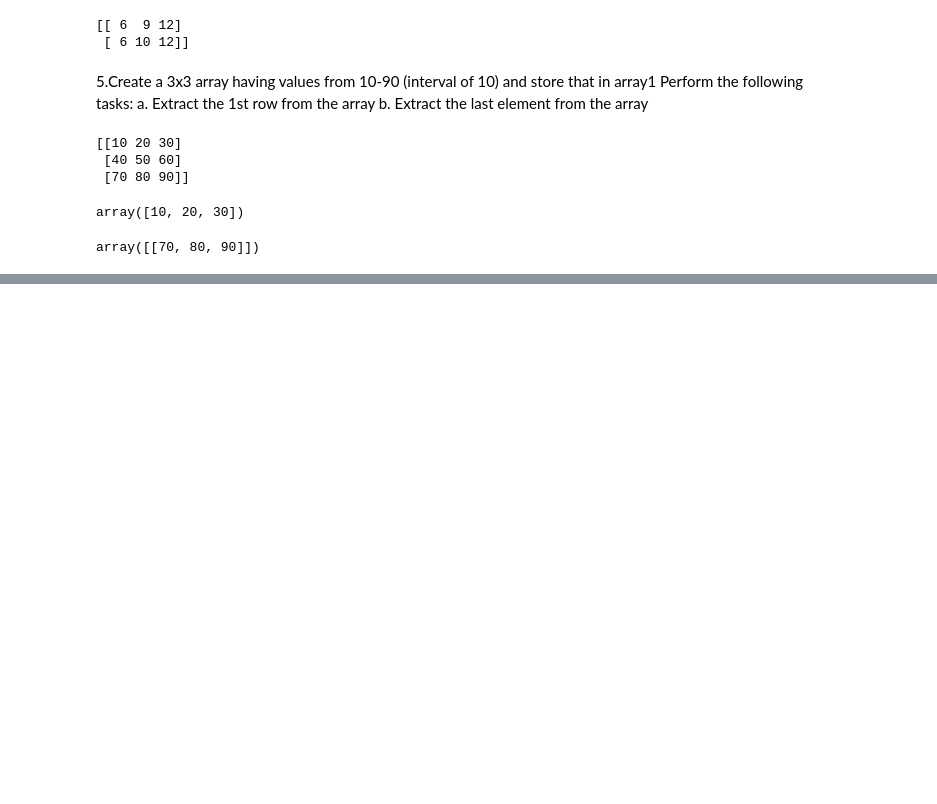
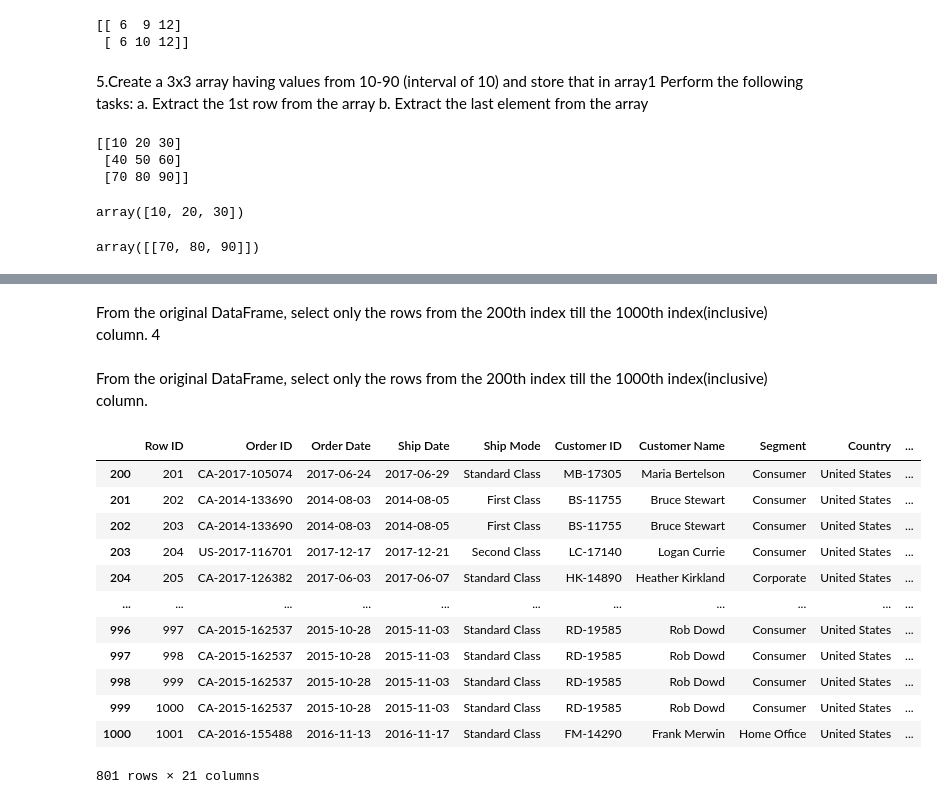
Before and after one commit to Meghanakm-24/Meghanakm-24, a Jupyter notebook: Assignments.ipynb, the cells around one changed output, grey strips where cells are left out. Drawn from its saved outputs; the diff is of its cells as text; code cells hidden in the pictures; blank space fills up the shorter version.

```diff
--- a/Assignments.ipynb
+++ b/Assignments.ipynb
@@ -303,0 +632,5 @@ array([[70, 80, 90]])
+# %%
+import pandas as pd
+filepath=('/content/drive/My Drive/Sample - Superstore.xls')
+data=pd.read_excel(filepath)
+print(data)
@@ -303,0 +677,23 @@ array([[70, 80, 90]])
+# %% [markdown]
+From the original DataFrame, select only the rows from the
+200th index till the 1000th index(inclusive) column.
+4
+# %% [markdown]
+From the original DataFrame, select only the rows from the
+200th index till the 1000th index(inclusive) column.
+# %%
+data.iloc[200:1001, :]
+# %% [output]
+|  | Row ID | Order ID | Order Date | Ship Date | Ship Mode | Customer ID | Customer Name | Segment | Country | ... |
+| 200 | 201 | CA-2017-105074 | 2017-06-24 | 2017-06-29 | Standard Class | MB-17305 | Maria Bertelson | Consumer | United States | ... |
+| 201 | 202 | CA-2014-133690 | 2014-08-03 | 2014-08-05 | First Class | BS-11755 | Bruce Stewart | Consumer | United States | ... |
+| 202 | 203 | CA-2014-133690 | 2014-08-03 | 2014-08-05 | First Class | BS-11755 | Bruce Stewart | Consumer | United States | ... |
+| 203 | 204 | US-2017-116701 | 2017-12-17 | 2017-12-21 | Second Class | LC-17140 | Logan Currie | Consumer | United States | ... |
+| 204 | 205 | CA-2017-126382 | 2017-06-03 | 2017-06-07 | Standard Class | HK-14890 | Heather Kirkland | Corporate | United States | ... |
+| ... | ... | ... | ... | ... | ... | ... | ... | ... | ... | ... |
+| 996 | 997 | CA-2015-162537 | 2015-10-28 | 2015-11-03 | Standard Class | RD-19585 | Rob Dowd | Consumer | United States | ... |
+| 997 | 998 | CA-2015-162537 | 2015-10-28 | 2015-11-03 | Standard Class | RD-19585 | Rob Dowd | Consumer | United States | ... |
+| 998 | 999 | CA-2015-162537 | 2015-10-28 | 2015-11-03 | Standard Class | RD-19585 | Rob Dowd | Consumer | United States | ... |
+| 999 | 1000 | CA-2015-162537 | 2015-10-28 | 2015-11-03 | Standard Class | RD-19585 | Rob Dowd | Consumer | United States | ... |
+| 1000 | 1001 | CA-2016-155488 | 2016-11-13 | 2016-11-17 | Standard Class | FM-14290 | Frank Merwin | Home Office | United States | ... |
+801 rows × 21 columns
```
Also changed, not shown: parts of 51 cells of this notebook.
